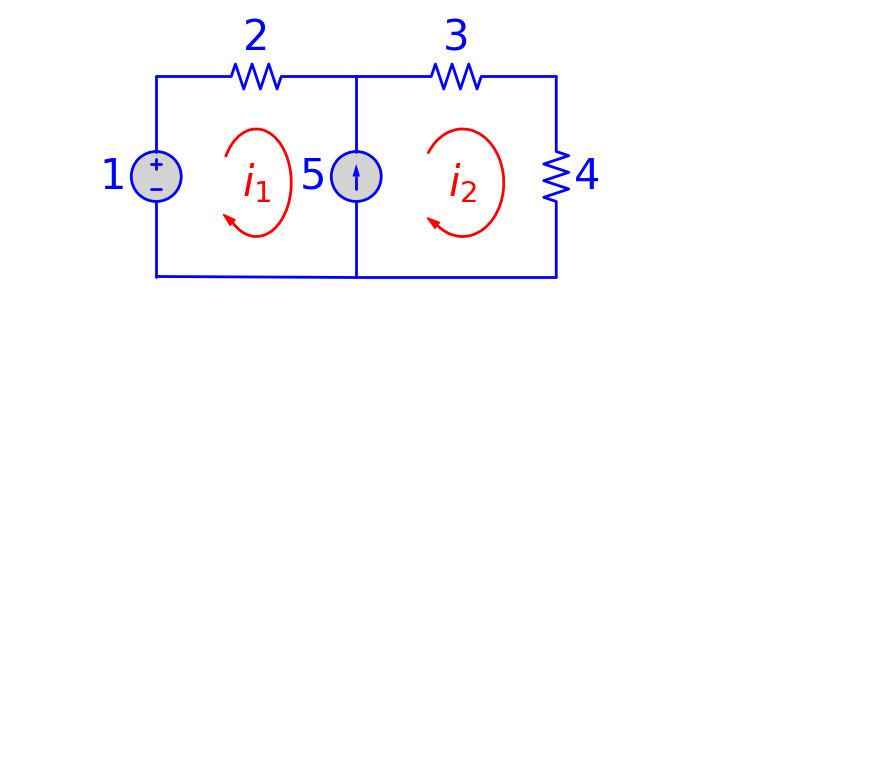
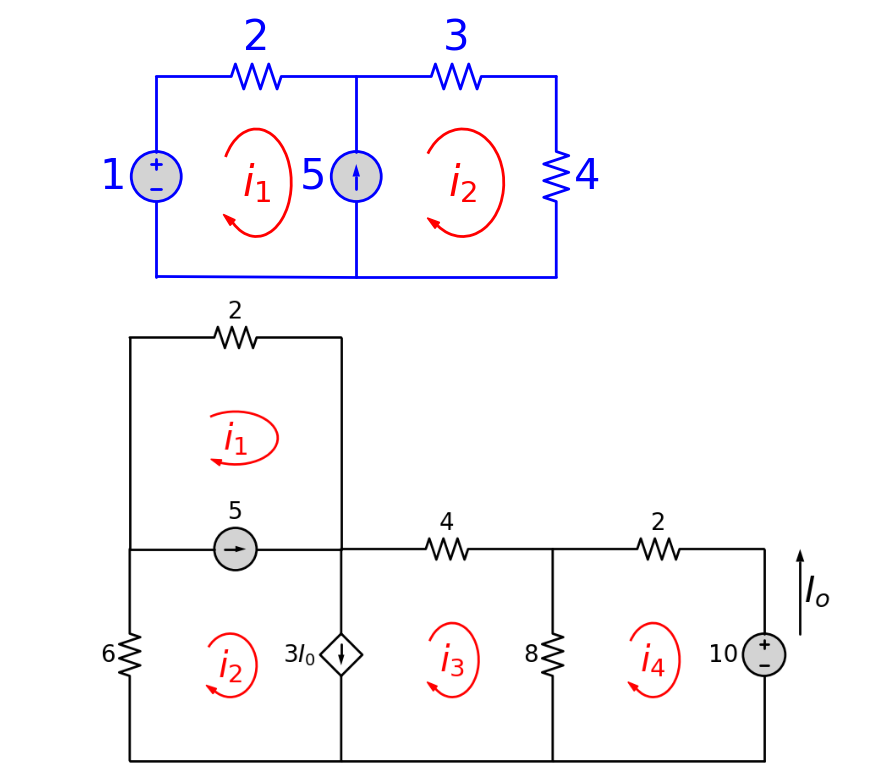
Before and after one commit to funmv/course_electricity, a Jupyter notebook: SchemDraw.ipynb, the cells around one changed output. Cells and saved outputs as stored; diff of their text form; code cells hidden in the pictures; blank space fills up the shorter version.

```diff
--- a/SchemDraw.ipynb
+++ b/SchemDraw.ipynb
@@ -401,3 +401,34 @@ with schemdraw.Drawing(color='blue', fontsize=30) as d:
     elm.LoopCurrent([R3,R4,L1,I1], direction='cw', theta1=-120, theta2=140, pad=0.8, color='red').label('$i_2$')
 # %% [output]
 [figure]
+# %%
+with schemdraw.Drawing(fontsize=20) as d:
+    d.config(unit=5)
+    R1=elm.Resistor().up().label('6')
+    d.push()
+    L1=elm.Line().up()
+    R2=elm.Resistor().right().label('2')
+    L2=elm.Line().down()
+    d.pop()
+    I1=elm.SourceI().right().fill('lightgray').label('5')
+    d.push()
+    R3=elm.Resistor().right().label('4')
+    d.push()
+    R4=elm.Resistor().right().label('2')
+    V1=elm.SourceV().down().fill('lightgray').reverse().label('10')
+    L3=elm.Line().left()
+    d.pop()
+    R5=elm.Resistor().down().label('8')
+    L4=elm.Line().left()
+    d.pop()
+    I2=elm.SourceControlledI().down().label('$3I_0$')
+    L5=elm.Line().left()
+
+    elm.LoopCurrent([R2,L2,I1,L1], direction='cw', theta1=-120, theta2=140, pad=1.5, color='red').label('$i_1$',fontsize=30)
+    elm.LoopCurrent([I1,I2,L4,R1], direction='cw', theta1=-120, theta2=140, pad=1.5, color='red').label('$i_2$',fontsize=30)
+    elm.LoopCurrent([R3,R5,L3,I2], direction='cw', theta1=-120, theta2=140, pad=1.5, color='red').label('$i_3$',fontsize=30)
+    elm.LoopCurrent([R4,V1,L4,R5], direction='cw', theta1=-120, theta2=140, pad=1.5, color='red').label('$i_4$',fontsize=30)
+    d.move_from(V1.start, dx=1, dy=-1)
+    elm.CurrentLabel().up().label('$I_o$',loc='bottom', fontsize=30)
+# %% [output]
+[figure, added]
```
Also changed, not shown: parts of 3 cells of this notebook.
